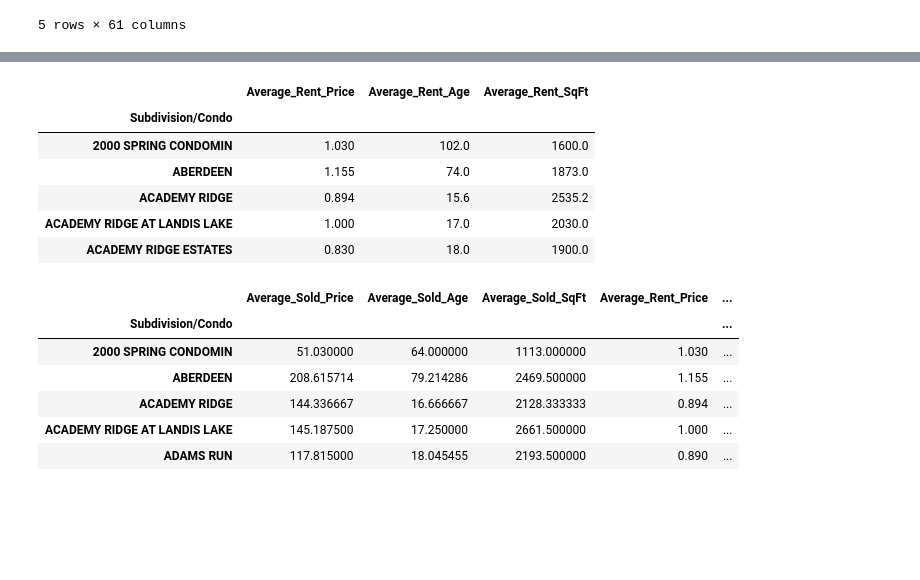
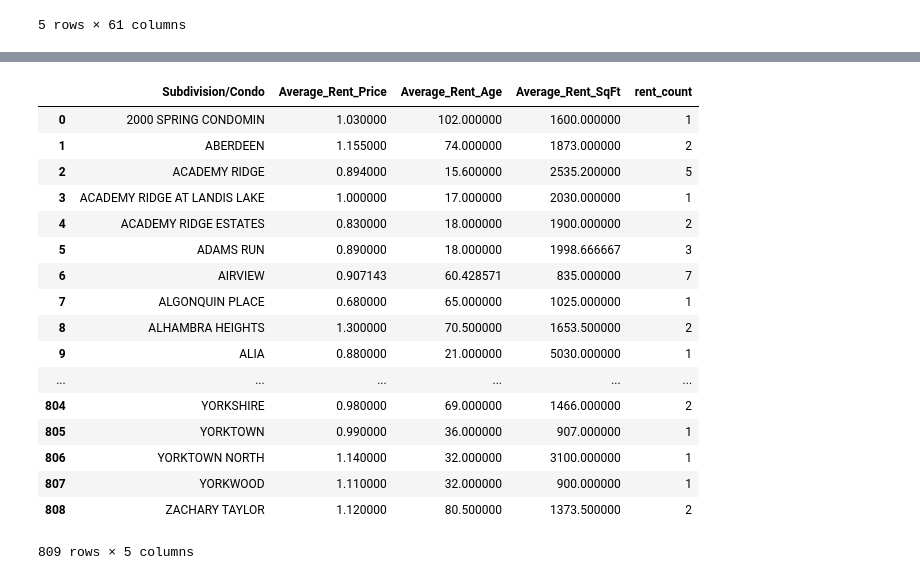
Before and after one commit to Or78Ka/python_project_2021_Orsi_K, a Jupyter notebook: Final python project Orsi K.ipynb, the cells around one changed output, grey strips where cells are left out. Cells and saved outputs as stored; diff of their text form; code cells hidden in the pictures; blank space fills up the shorter version.

```diff
--- a/Final python project Orsi K.ipynb
+++ b/Final python project Orsi K.ipynb
@@ -65,26 +75,32 @@ groupped_sales_df.head()
 # %%
 groupped_rental_df = df2.groupby('Subdivision/Condo')['List Price/SqFt', 'Age', 'SqFt -Total Finished'].mean().rename(columns={
     "List Price/SqFt": "Average_Rent_Price",
     "Age": "Average_Rent_Age",
     "SqFt -Total Finished": "Average_Rent_SqFt"
 })
-groupped_rental_df.head()
+
+
+rent_count = df2.groupby('Subdivision/Condo')['List Price/SqFt', 'Age', 'SqFt -Total Finished'].size().reset_index(name='rent_count')
+
+groupped_rental_df = pd.merge(groupped_rental_df, rent_count, on="Subdivision/Condo")
+
+groupped_rental_df
 # %% [output]
-|  | Average_Rent_Price | Average_Rent_Age | Average_Rent_SqFt |
-| Subdivision/Condo |  |  |  |
-| 2000 SPRING CONDOMIN | 1.030 | 102.0 | 1600.0 |
-| ABERDEEN | 1.155 | 74.0 | 1873.0 |
-| ACADEMY RIDGE | 0.894 | 15.6 | 2535.2 |
-| ACADEMY RIDGE AT LANDIS LAKE | 1.000 | 17.0 | 2030.0 |
-| ACADEMY RIDGE ESTATES | 0.830 | 18.0 | 1900.0 |
+|  | Subdivision/Condo | Average_Rent_Price | Average_Rent_Age | Average_Rent_SqFt | rent_count |
+| 0 | 2000 SPRING CONDOMIN | 1.030000 | 102.000000 | 1600.000000 | 1 |
+| 1 | ABERDEEN | 1.155000 | 74.000000 | 1873.000000 | 2 |
+| 2 | ACADEMY RIDGE | 0.894000 | 15.600000 | 2535.200000 | 5 |
+| 3 | ACADEMY RIDGE AT LANDIS LAKE | 1.000000 | 17.000000 | 2030.000000 | 1 |
+| 4 | ACADEMY RIDGE ESTATES | 0.830000 | 18.000000 | 1900.000000 | 2 |
+| 5 | ADAMS RUN | 0.890000 | 18.000000 | 1998.666667 | 3 |
+| 6 | AIRVIEW | 0.907143 | 60.428571 | 835.000000 | 7 |
+| 7 | ALGONQUIN PLACE | 0.680000 | 65.000000 | 1025.000000 | 1 |
+| 8 | ALHAMBRA HEIGHTS | 1.300000 | 70.500000 | 1653.500000 | 2 |
+| 9 | ALIA | 0.880000 | 21.000000 | 5030.000000 | 1 |
+| ... | ... | ... | ... | ... | ... |
+| 804 | YORKSHIRE | 0.980000 | 69.000000 | 1466.000000 | 2 |
+| 805 | YORKTOWN | 0.990000 | 36.000000 | 907.000000 | 1 |
+| 806 | YORKTOWN NORTH | 1.140000 | 32.000000 | 3100.000000 | 1 |
+| 807 | YORKWOOD | 1.110000 | 32.000000 | 900.000000 | 1 |
+| 808 | ZACHARY TAYLOR | 1.120000 | 80.500000 | 1373.500000 | 2 |
+809 rows × 5 columns
-# %%
-subdivision_df = pd.merge(groupped_sales_df, groupped_rental_df, on="Subdivision/Condo")
-subdivision_df.head()
-# %% [output]
-|  | Average_Sold_Price | Average_Sold_Age | Average_Sold_SqFt | Average_Rent_Price | ... |
-| Subdivision/Condo |  |  |  |  | ... |
-| 2000 SPRING CONDOMIN | 51.030000 | 64.000000 | 1113.000000 | 1.030 | ... |
-| ABERDEEN | 208.615714 | 79.214286 | 2469.500000 | 1.155 | ... |
-| ACADEMY RIDGE | 144.336667 | 16.666667 | 2128.333333 | 0.894 | ... |
-| ACADEMY RIDGE AT LANDIS LAKE | 145.187500 | 17.250000 | 2661.500000 | 1.000 | ... |
-| ADAMS RUN | 117.815000 | 18.045455 | 2193.500000 | 0.890 | ... |
```
Also changed, not shown: parts of 7 cells of this notebook.
